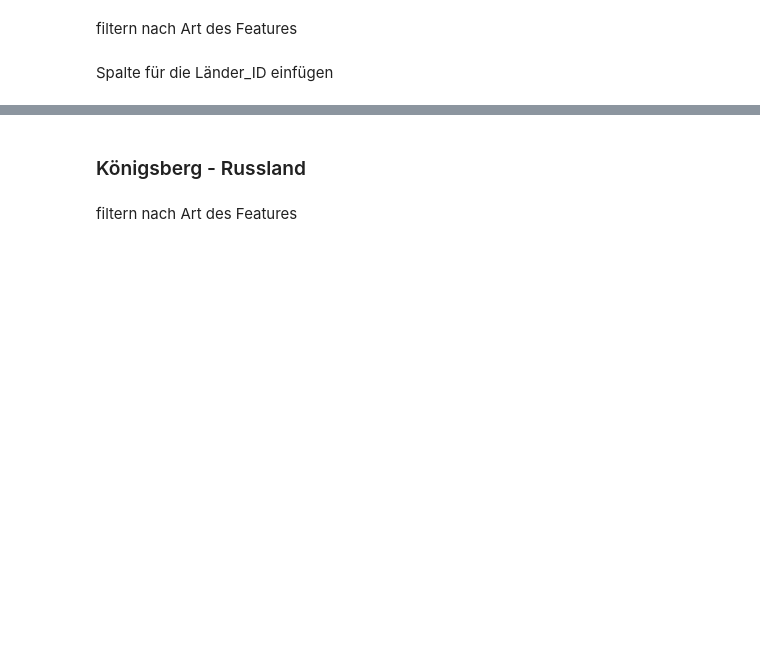
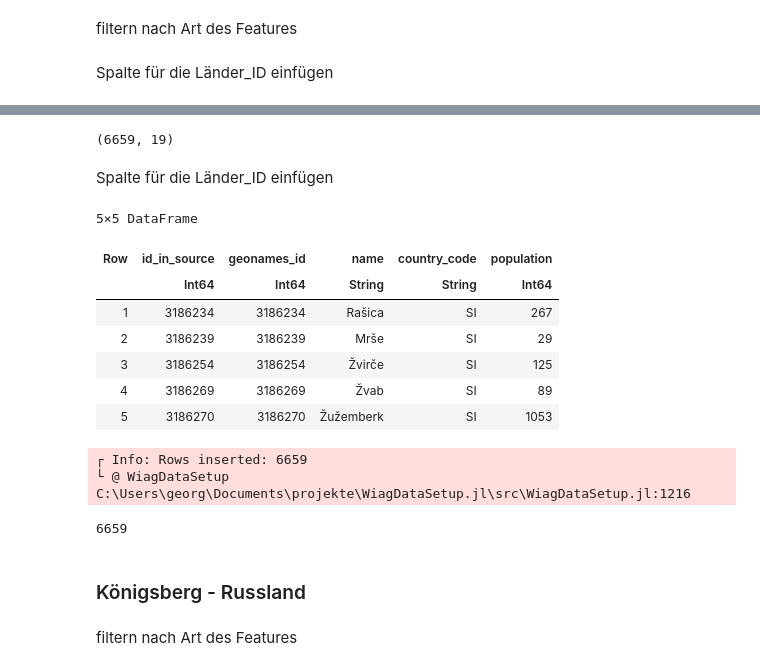
Before and after one commit to ghertko/WiagDataSetup, a Jupyter notebook: run/wiag2/Orte.ipynb, the cells around one changed output, grey strips where cells are left out. Drawn from its saved outputs; the diff is of its cells as text; code cells hidden in the pictures; blank space fills up the shorter version.

```diff
--- a/run/wiag2/Orte.ipynb
+++ b/run/wiag2/Orte.ipynb
@@ -586,0 +674,2 @@ Wds.filltable!("place", gn_dff[!, place_cols], clear_table = false)
+# %%
+gn_filename = joinpath(gn_path, "SI", "SI.txt")
@@ -586,0 +678,2 @@ Wds.filltable!("place", gn_dff[!, place_cols], clear_table = false)
+# %%
+gn_df = CSV.read(gn_filename, DataFrame, header=gn_header, types=gn_types);
@@ -586,0 +682,10 @@ Wds.filltable!("place", gn_dff[!, place_cols], clear_table = false)
+# %%
+gn_dff = filter([:feature_class, :feature_code] => filter_places, gn_df);
+# %%
+size(gn_dff)
+# %% [output]
+(6659, 19)
+# %% [markdown]
+Spalte für die Länder_ID einfügen
+# %%
+gn_dff = rightjoin(df_country_m, gn_dff, on = :country_code);
@@ -587,3 +697,20 @@ Wds.filltable!("place", gn_dff[!, place_cols], clear_table = false)
+# %%
+gn_dff[1:5, [:id_in_source, :geonames_id, :name, :country_code, :population]]
+# %% [output]
+5×5 DataFrame
+| Row | id_in_source | geonames_id | name | country_code | population |
+|  | Int64 | Int64 | String | String | Int64 |
+| 1 | 3186234 | 3186234 | Rašica | SI | 267 |
+| 2 | 3186239 | 3186239 | Mrše | SI | 29 |
+| 3 | 3186254 | 3186254 | Žvirče | SI | 125 |
+| 4 | 3186269 | 3186269 | Žvab | SI | 89 |
+| 5 | 3186270 | 3186270 | Žužemberk | SI | 1053 |
+# %%
+Wds.filltable!("place", gn_dff[!, place_cols], clear_table = false)
+# %% [output]
+┌ Info: Rows inserted: 6659
+└ @ WiagDataSetup C:\Users\georg\Documents\projekte\WiagDataSetup.jl\src\WiagDataSetup.jl:1216
+6659
 # %% [markdown]
 ### Königsberg - Russland
 # %%
```
Also changed, not shown: parts of 24 cells of this notebook, 16 other files.
